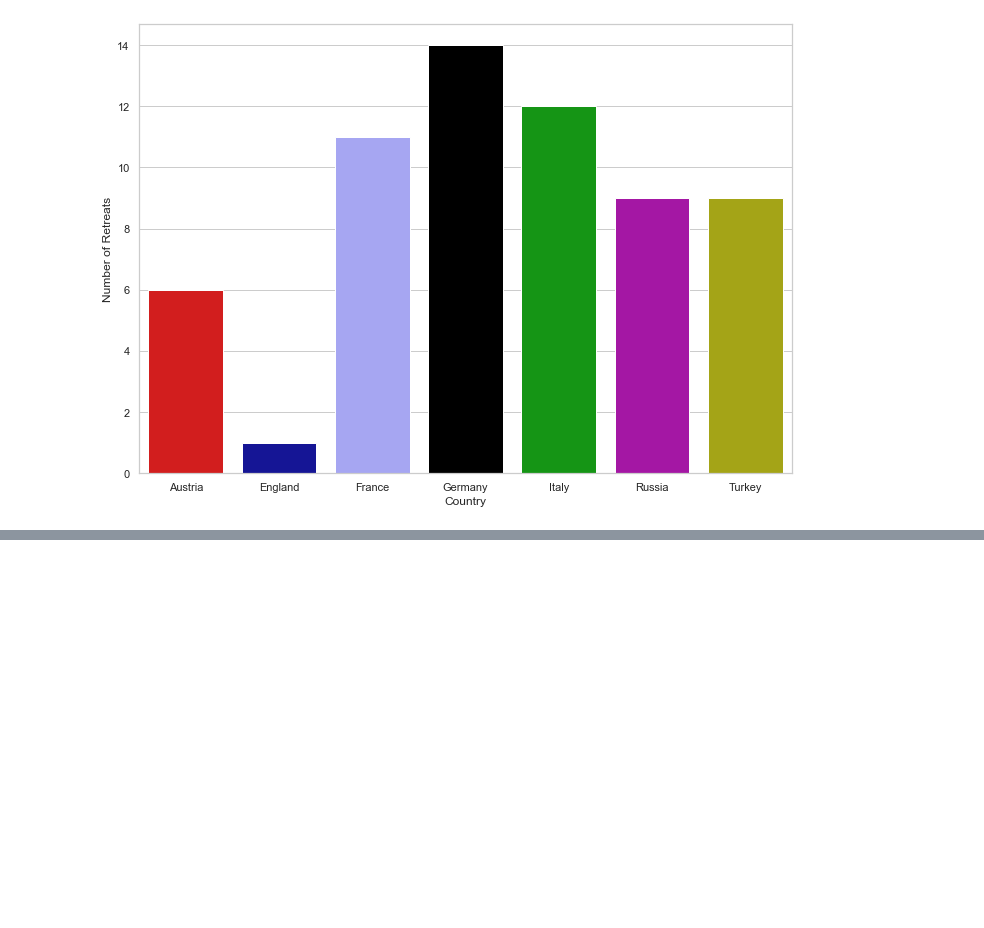
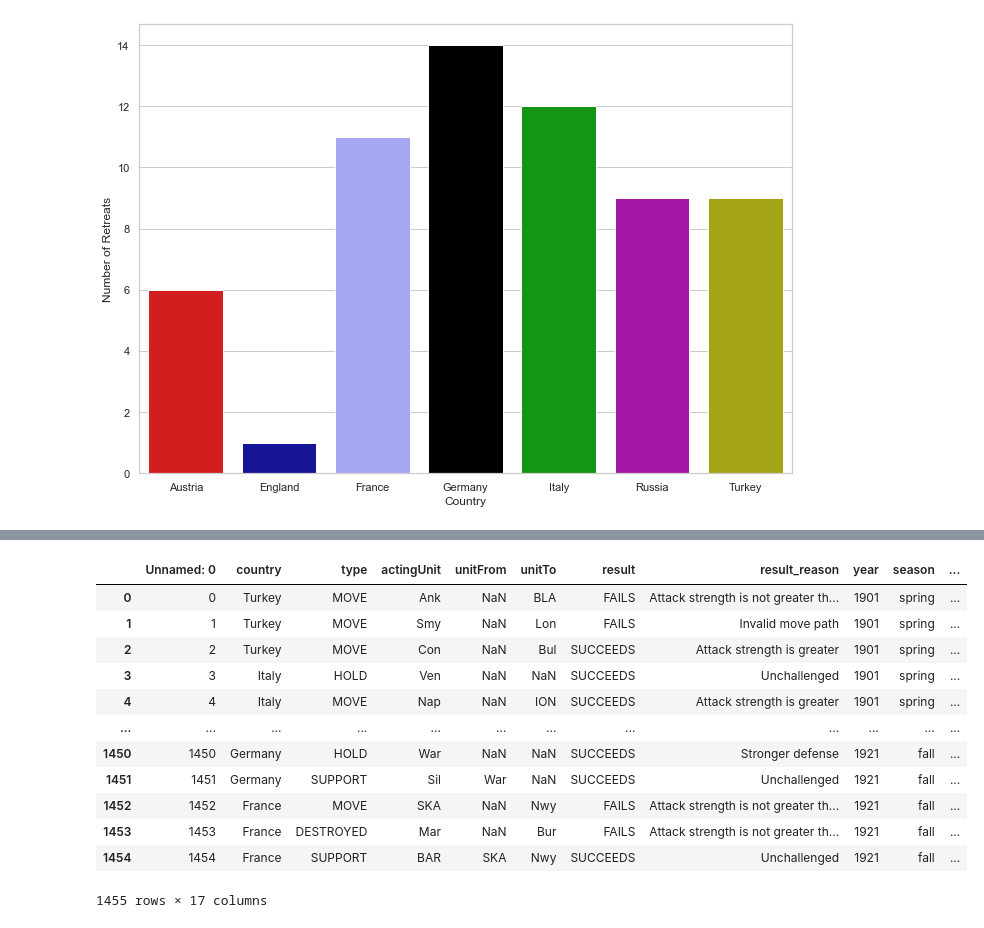
Before and after one commit to kingbd2/diplomacy-analysis, a Jupyter notebook: diplomacy_gif_maker/notebooks/dataAnalysis.ipynb, the cells around one changed output, grey strips where cells are left out. Cells and saved outputs as stored; diff of their text form; code cells hidden in the pictures; blank space fills up the shorter version.

```diff
--- a/diplomacy_gif_maker/notebooks/dataAnalysis.ipynb
+++ b/diplomacy_gif_maker/notebooks/dataAnalysis.ipynb
@@ -318,0 +333,16 @@ countries_by_unittype.to_csv(summary_data_path + '/countries_by_unittype.csv')
+# %%
+orders_df
+# %% [output]
+|  | Unnamed: 0 | country | type | actingUnit | unitFrom | unitTo | result | result_reason | year | season | ... |
+| 0 | 0 | Turkey | MOVE | Ank | NaN | BLA | FAILS | Attack strength is not greater th... | 1901 | spring | ... |
+| 1 | 1 | Turkey | MOVE | Smy | NaN | Lon | FAILS | Invalid move path | 1901 | spring | ... |
+| 2 | 2 | Turkey | MOVE | Con | NaN | Bul | SUCCEEDS | Attack strength is greater | 1901 | spring | ... |
+| 3 | 3 | Italy | HOLD | Ven | NaN | NaN | SUCCEEDS | Unchallenged | 1901 | spring | ... |
+| 4 | 4 | Italy | MOVE | Nap | NaN | ION | SUCCEEDS | Attack strength is greater | 1901 | spring | ... |
+| ... | ... | ... | ... | ... | ... | ... | ... | ... | ... | ... | ... |
+| 1450 | 1450 | Germany | HOLD | War | NaN | NaN | SUCCEEDS | Stronger defense | 1921 | fall | ... |
+| 1451 | 1451 | Germany | SUPPORT | Sil | War | NaN | SUCCEEDS | Unchallenged | 1921 | fall | ... |
+| 1452 | 1452 | France | MOVE | SKA | NaN | Nwy | FAILS | Attack strength is not greater th... | 1921 | fall | ... |
+| 1453 | 1453 | France | DESTROYED | Mar | NaN | Bur | FAILS | Attack strength is not greater th... | 1921 | fall | ... |
+| 1454 | 1454 | France | SUPPORT | BAR | SKA | Nwy | SUCCEEDS | Unchallenged | 1921 | fall | ... |
+1455 rows × 17 columns
```
Also changed, not shown: parts of 4 cells of this notebook, 2 other files.
